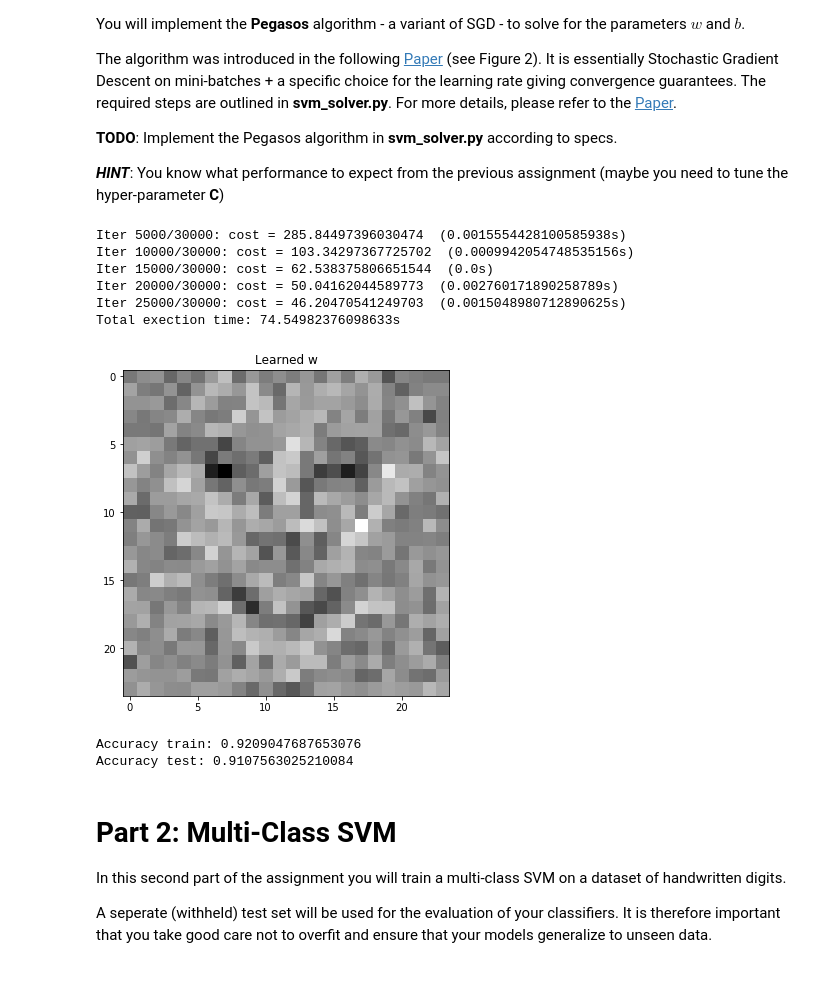
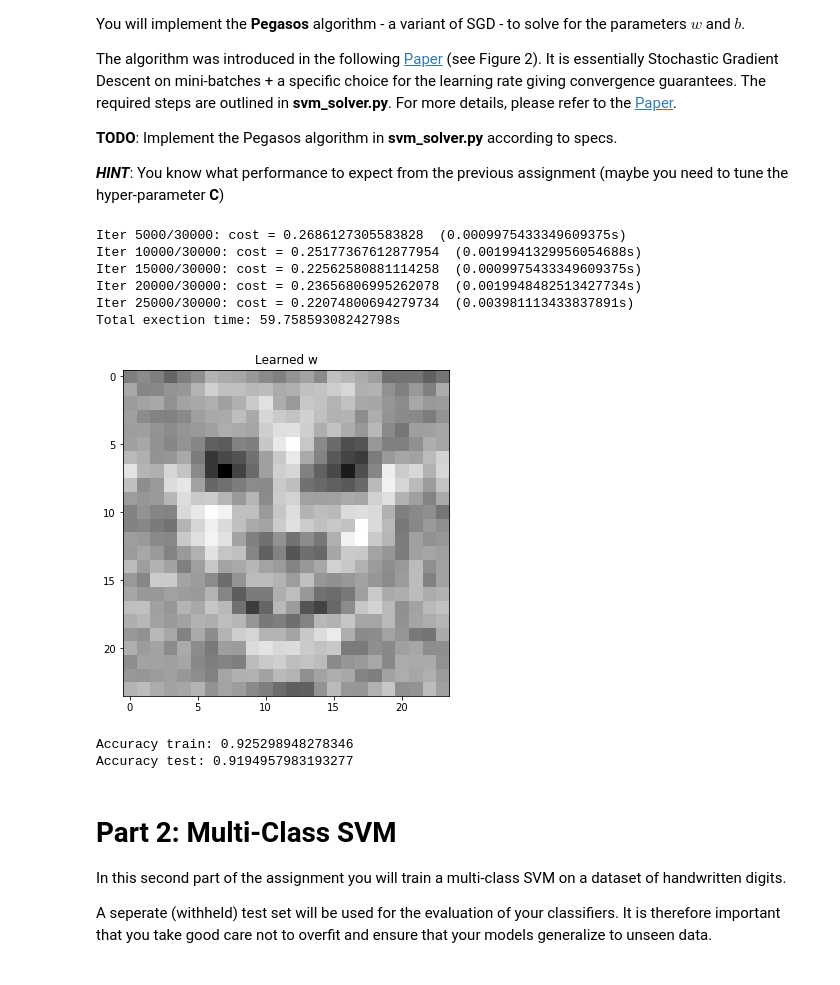
Before and after one commit to CaroDur/MachineLearning, a Jupyter notebook: Assignment02/Assignment2.ipynb, the cells around one changed output. Drawn from its saved outputs; the diff is of its cells as text; code cells hidden in the pictures.

```diff
--- a/Assignment02/Assignment2.ipynb
+++ b/Assignment02/Assignment2.ipynb
@@ -135,34 +135,34 @@ The algorithm was introduced in the following [Paper](http://ttic.uchicago.edu/~
 # %%
 # We'll meausure the execution time
 start = time.time()
 
-C = 30.0
+C = 0.01
 w, b = svm_solver(X_train, y_train, C, num_iter=30000, num_per_batch=64)
 
 exec_time = time.time()-start
 print('Total exection time: {}s'.format(exec_time))
 
 # We can have a look at what theta has learned to recognise as "face"
 plt.imshow(np.reshape(w, [24, 24], order='F'))
 plt.title('Learned w')
 plt.show()
 
 # Make predictions
 preds_train = np.ones_like(y_train) - 2 * (np.dot(X_train, w) + b < 0)
 preds_test = np.ones_like(y_test) - 2 * (np.dot(X_test, w) + b < 0)
 
 print('Accuracy train: {}'.format(np.mean(preds_train == y_train)))
 print('Accuracy test: {}'.format(np.mean(preds_test == y_test)))
 # %% [output]
-Iter 5000/30000: cost = 285.84497396030474  (0.0015554428100585938s)
-Iter 10000/30000: cost = 103.34297367725702  (0.0009942054748535156s)
-Iter 15000/30000: cost = 62.538375806651544  (0.0s)
-Iter 20000/30000: cost = 50.04162044589773  (0.002760171890258789s)
-Iter 25000/30000: cost = 46.20470541249703  (0.0015048980712890625s)
-Total exection time: 74.54982376098633s
+Iter 5000/30000: cost = 0.2686127305583828  (0.0009975433349609375s)
+Iter 10000/30000: cost = 0.25177367612877954  (0.0019941329956054688s)
+Iter 15000/30000: cost = 0.22562580881114258  (0.0009975433349609375s)
+Iter 20000/30000: cost = 0.23656806995262078  (0.0019948482513427734s)
+Iter 25000/30000: cost = 0.22074800694279734  (0.003981113433837891s)
+Total exection time: 59.75859308242798s
-[figure, old version]
+[figure, new version]
-Accuracy train: 0.9209047687653076
-Accuracy test: 0.9107563025210084
+Accuracy train: 0.925298948278346
+Accuracy test: 0.9194957983193277
 # %% [markdown]
 # Part 2: Multi-Class SVM
 
```
Also changed, not shown: parts of 14 cells of this notebook, 1 other file.
